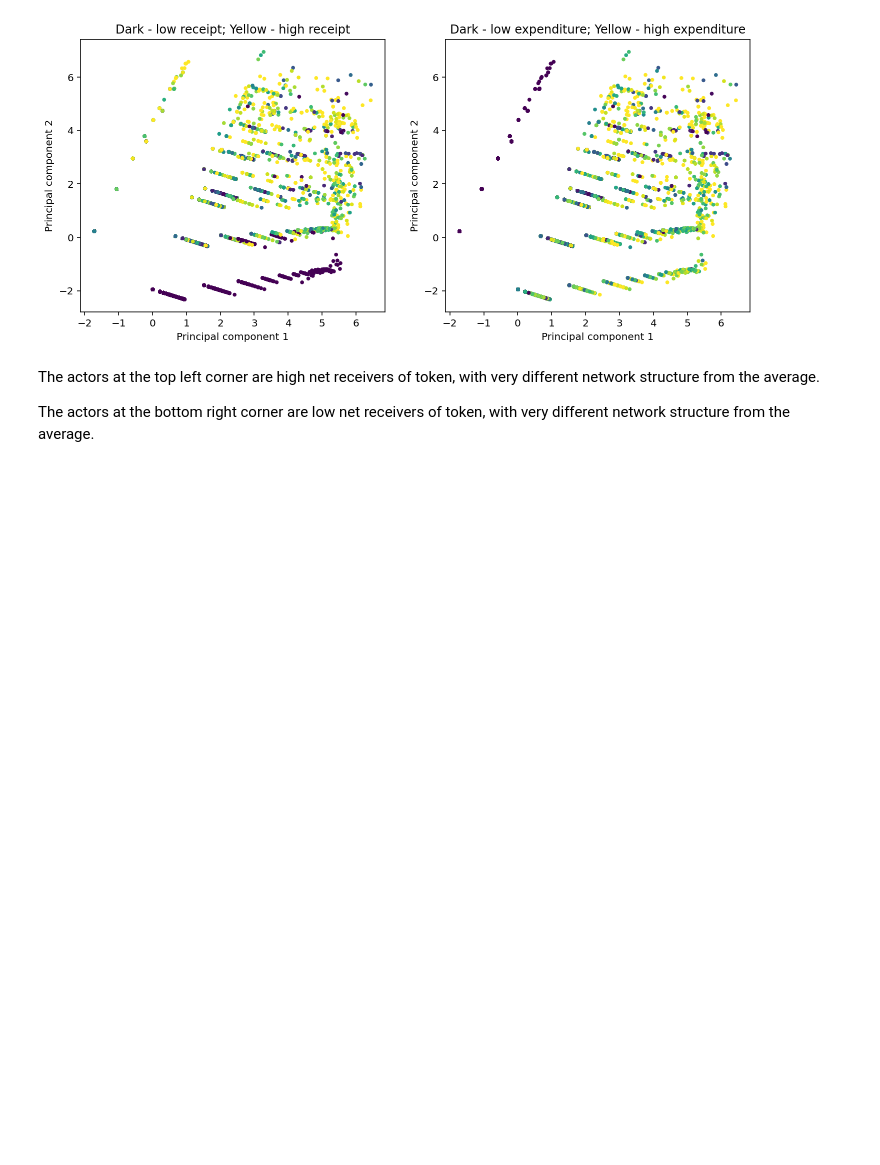
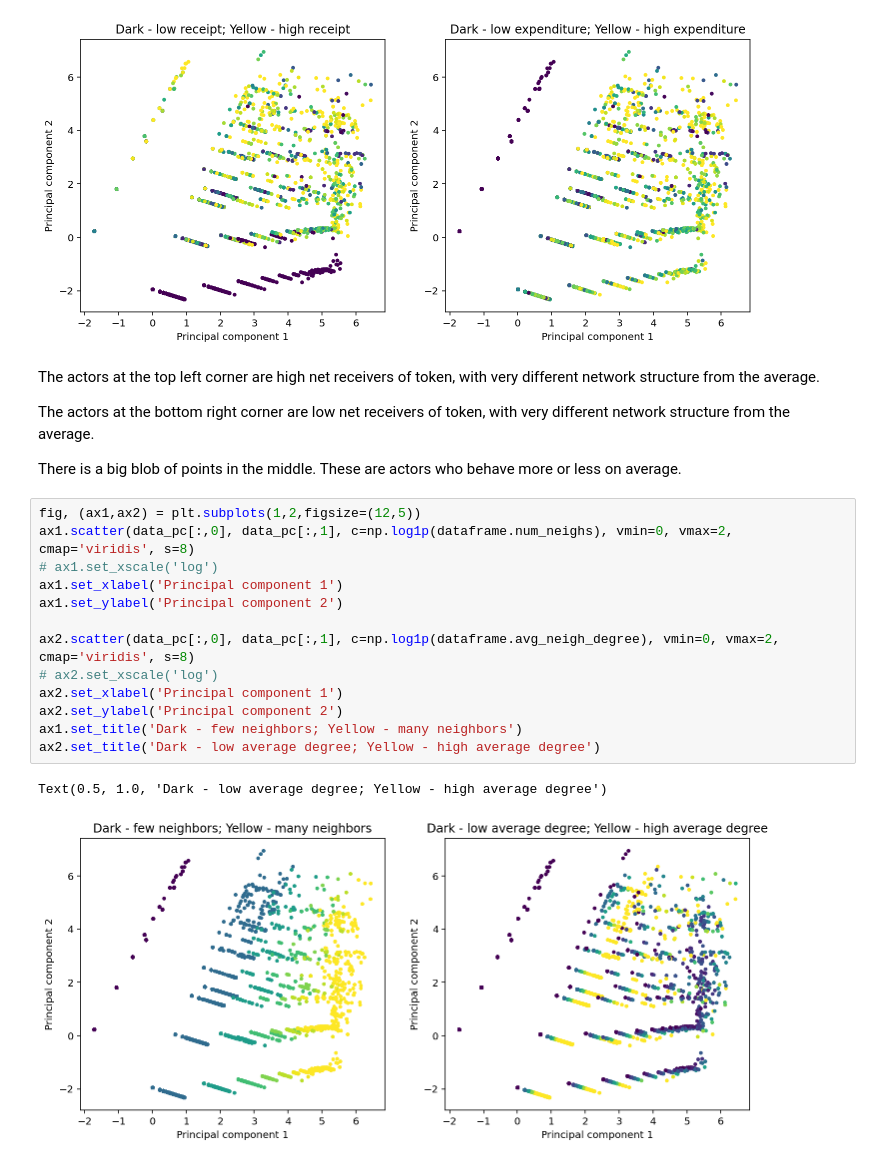
Before and after one commit to beng-starboard/filecoin-miner-network, a Jupyter notebook: notebooks/Token flow PCA analysis.ipynb, the cells around one changed output. Cells and saved outputs as stored; diff of their text form; blank space fills up the shorter version.

Commit message:
Colour points by other measures

```diff
--- a/notebooks/Token flow PCA analysis.ipynb
+++ b/notebooks/Token flow PCA analysis.ipynb
@@ -76,3 +87,21 @@ Text(0.5, 1.0, 'Dark - low expenditure; Yellow - high expenditure')
 The actors at the top left corner are high net receivers of token, with very different network structure from the average.
 
 The actors at the bottom right corner are low net receivers of token, with very different network structure from the average.
+
+There is a big blob of points in the middle. These are actors who behave more or less on average.
+# %%
+fig, (ax1,ax2) = plt.subplots(1,2,figsize=(12,5))
+ax1.scatter(data_pc[:,0], data_pc[:,1], c=np.log1p(dataframe.num_neighs), vmin=0, vmax=2, cmap='viridis', s=8)
+# ax1.set_xscale('log')
+ax1.set_xlabel('Principal component 1')
+ax1.set_ylabel('Principal component 2')
+
+ax2.scatter(data_pc[:,0], data_pc[:,1], c=np.log1p(dataframe.avg_neigh_degree), vmin=0, vmax=2, cmap='viridis', s=8)
+# ax2.set_xscale('log')
+ax2.set_xlabel('Principal component 1')
+ax2.set_ylabel('Principal component 2')
+ax1.set_title('Dark - few neighbors; Yellow - many neighbors')
+ax2.set_title('Dark - low average degree; Yellow - high average degree')
+# %% [output]
+Text(0.5, 1.0, 'Dark - low average degree; Yellow - high average degree')
+[figure, added]
```
Also changed, not shown: parts of 3 cells of this notebook.
